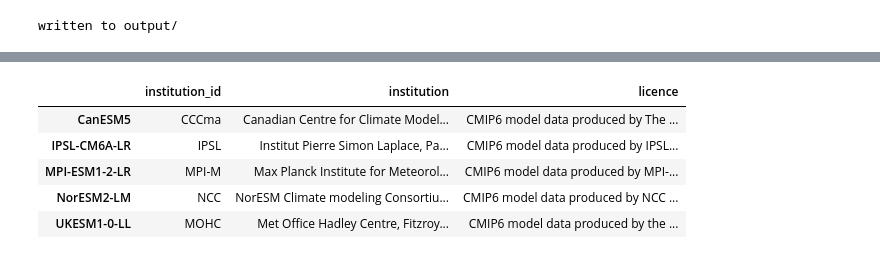
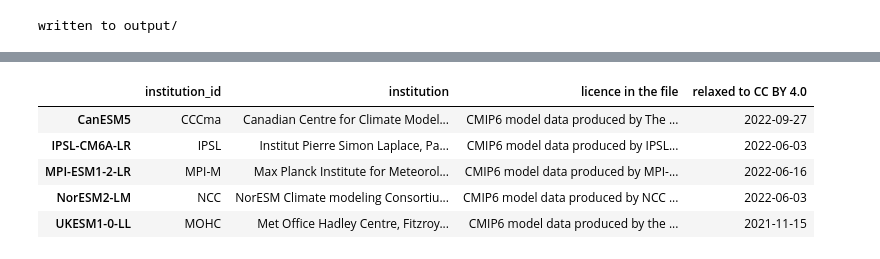
Before and after one commit to northflowlabs/climval, a Jupyter notebook: examples/era5_cmip6_europe.ipynb, the cells around one changed output, grey strips where cells are left out. Drawn from its saved outputs; the diff is of its cells as text; code cells hidden in the pictures.

```diff
--- a/examples/era5_cmip6_europe.ipynb
+++ b/examples/era5_cmip6_europe.ipynb
@@ -584,20 +685,28 @@ and making available their model output, the Earth System Grid Federation
 (ESGF) for archiving the data and providing access, and the multiple funding
 agencies who support CMIP6 and ESGF.
 # %%
+RELAXED = {
+    "CanESM5": "2022-09-27",
+    "IPSL-CM6A-LR": "2022-06-03",
+    "MPI-ESM1-2-LR": "2022-06-16",
+    "NorESM2-LM": "2022-06-03",
+    "UKESM1-0-LL": "2021-11-15",
+}
 pd.DataFrame(
     {
         s: {
             "institution_id": ds.attrs.get("institution_id"),
             "institution": ds.attrs.get("institution"),
-            "licence": ds.attrs.get("license"),
+            "licence in the file": ds.attrs.get("license"),
+            "relaxed to CC BY 4.0": RELAXED[s],
         }
         for s, ds in sorted((d.attrs["source_id"], d) for d in dsets.values())
     }
-).T.style.set_properties(**{"white-space": "normal", "text-align": "left"})
+).T.style.set_uuid("licences").set_properties(**{"white-space": "normal", "text-align": "left"})
 # %% [output]
-|  | institution_id | institution | licence |
-| CanESM5 | CCCma | Canadian Centre for Climate Model... | CMIP6 model data produced by The ... |
-| IPSL-CM6A-LR | IPSL | Institut Pierre Simon Laplace, Pa... | CMIP6 model data produced by IPSL... |
-| MPI-ESM1-2-LR | MPI-M | Max Planck Institute for Meteorol... | CMIP6 model data produced by MPI-... |
-| NorESM2-LM | NCC | NorESM Climate modeling Consortiu... | CMIP6 model data produced by NCC ... |
-| UKESM1-0-LL | MOHC | Met Office Hadley Centre, Fitzroy... | CMIP6 model data produced by the ... |
+|  | institution_id | institution | licence in the file | relaxed to CC BY 4.0 |
+| CanESM5 | CCCma | Canadian Centre for Climate Model... | CMIP6 model data produced by The ... | 2022-09-27 |
+| IPSL-CM6A-LR | IPSL | Institut Pierre Simon Laplace, Pa... | CMIP6 model data produced by IPSL... | 2022-06-03 |
+| MPI-ESM1-2-LR | MPI-M | Max Planck Institute for Meteorol... | CMIP6 model data produced by MPI-... | 2022-06-16 |
+| NorESM2-LM | NCC | NorESM Climate modeling Consortiu... | CMIP6 model data produced by NCC ... | 2022-06-03 |
+| UKESM1-0-LL | MOHC | Met Office Hadley Centre, Fitzroy... | CMIP6 model data produced by the ... | 2021-11-15 |
```
Also changed, not shown: parts of 20 cells of this notebook, 1 other file.
